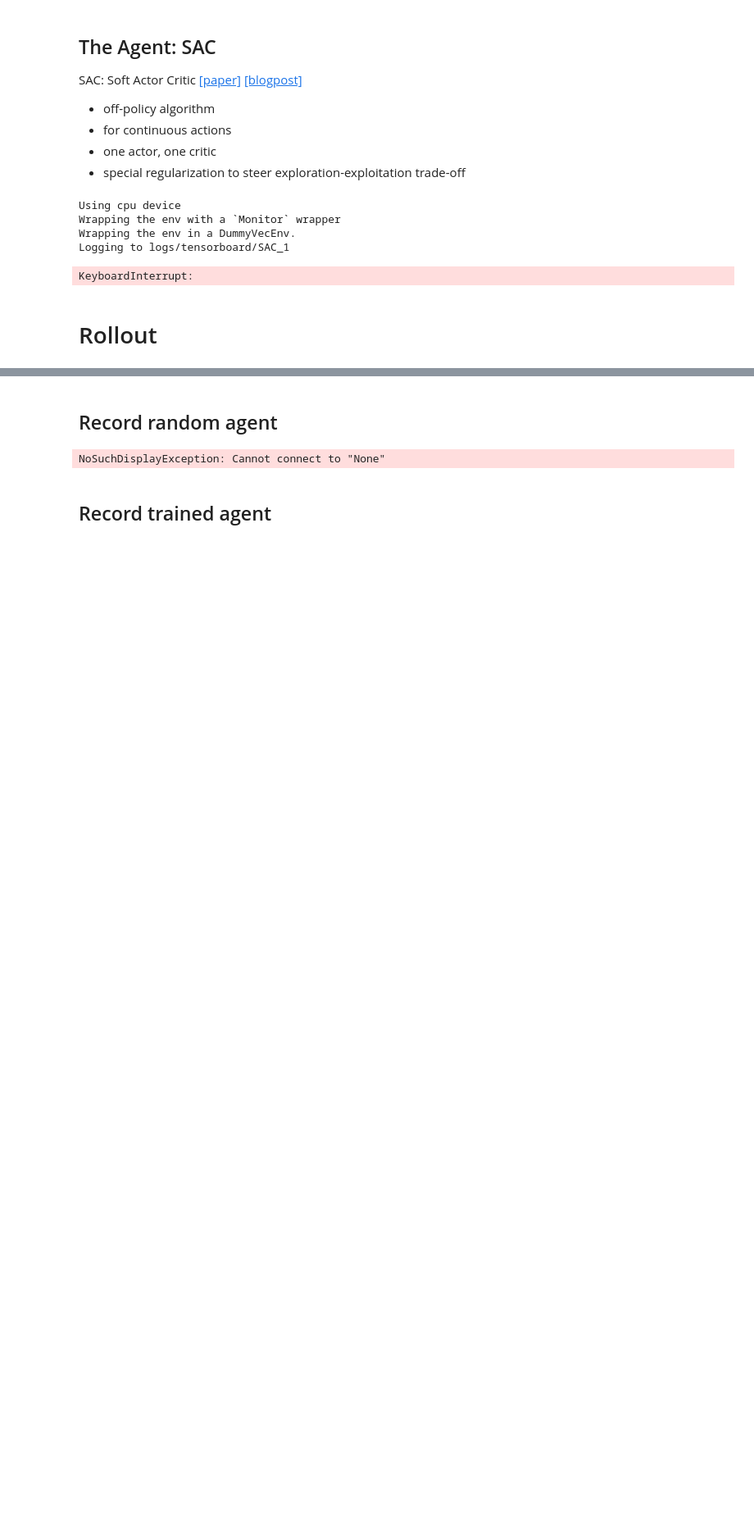
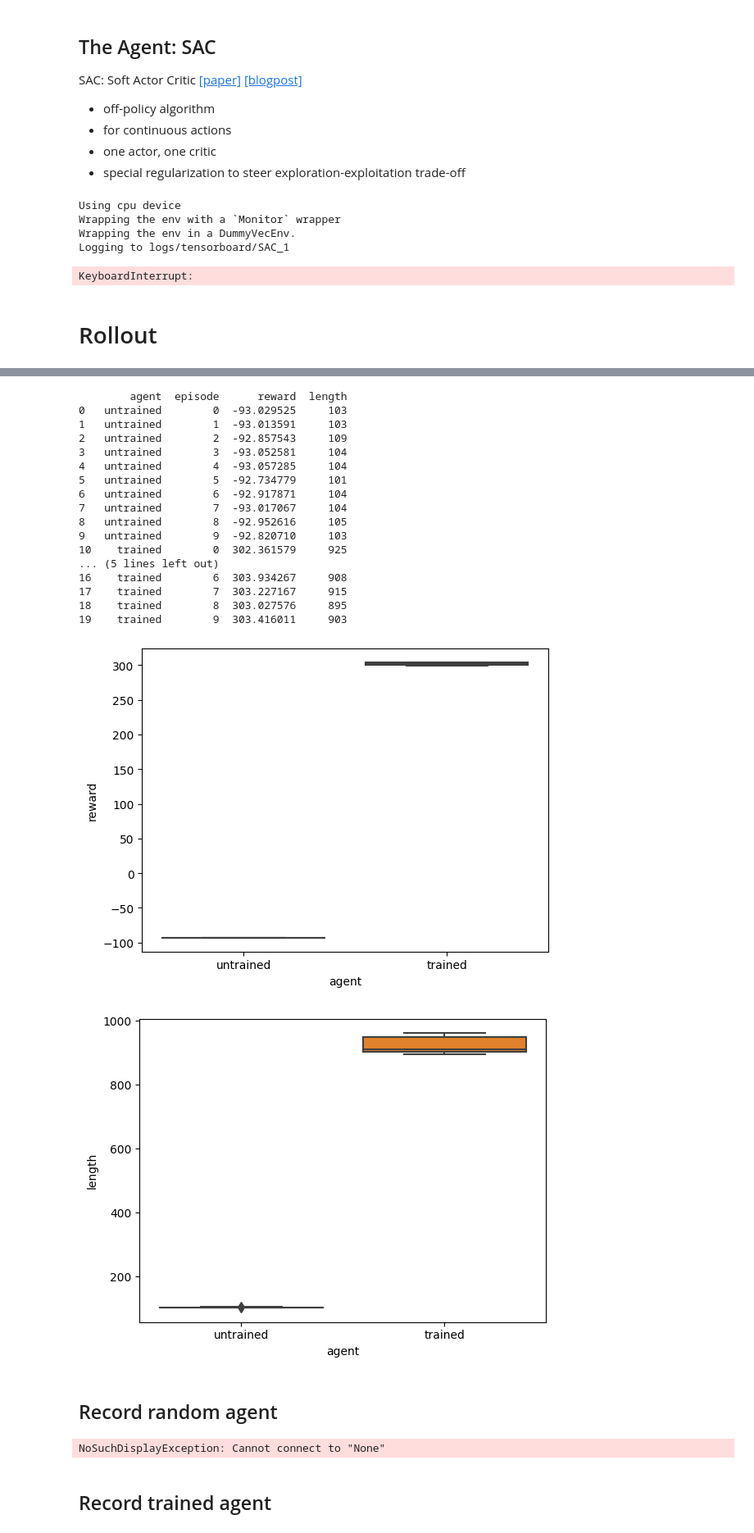
Before and after one commit to automl-classroom/rl-ws22-ex01, a Jupyter notebook: RL_exercise_intro.ipynb, the cells around one changed output, grey strips where cells are left out. Shown: that part at 82% size. Saved outputs shown, nothing was run; the diff lists cells and outputs as text; code cells hidden in the pictures; blank space fills up the shorter version.

```diff
--- a/RL_exercise_intro.ipynb
+++ b/RL_exercise_intro.ipynb
@@ -79,3 +125,36 @@ KeyboardInterrupt:
+# %%
+from rich import print as printr
+import seaborn as sns
+import matplotlib.pyplot as plt
+
+df = results
+printr(df)
+
+ax = sns.boxplot(data=df, x="agent", y="reward")
+plt.show()
+
+sns.boxplot(data=df, x="agent", y="length")
+plt.show()
+# %% [output]
+        agent  episode      reward  length
+0   untrained        0  -93.029525     103
+1   untrained        1  -93.013591     103
+2   untrained        2  -92.857543     109
+3   untrained        3  -93.052581     104
+4   untrained        4  -93.057285     104
+5   untrained        5  -92.734779     101
+6   untrained        6  -92.917871     104
+7   untrained        7  -93.017067     104
+8   untrained        8  -92.952616     105
+9   untrained        9  -92.820710     103
+10    trained        0  302.361579     925
+... (5 lines left out)
+16    trained        6  303.934267     908
+17    trained        7  303.227167     915
+18    trained        8  303.027576     895
+19    trained        9  303.416011     903
+[figure, added]
+[figure, added]
 # %%
 video_folder = "logs/videos/"
 video_length = 1000
```
Also changed, not shown: parts of 2 cells of this notebook, 1 other file.
